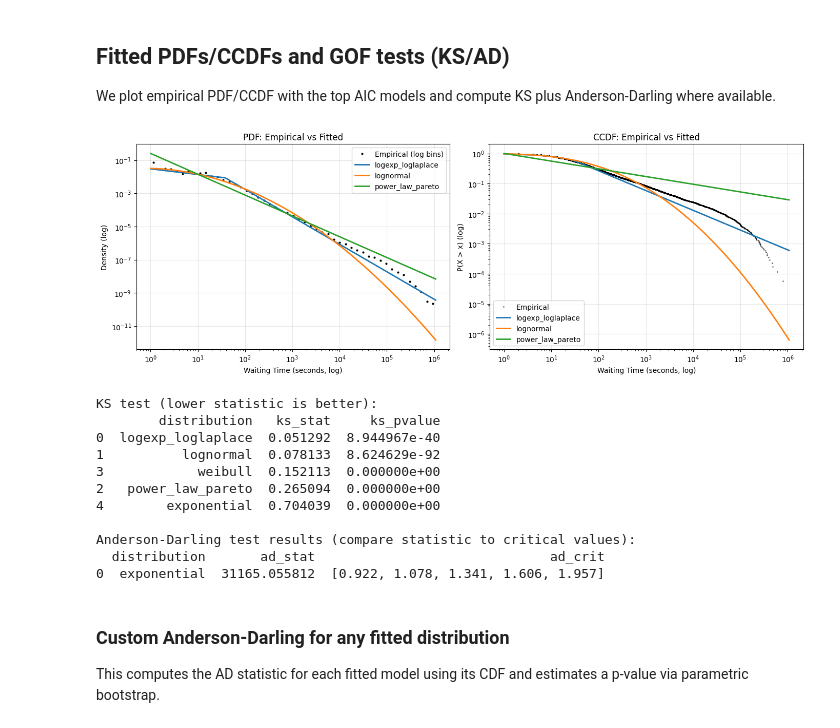
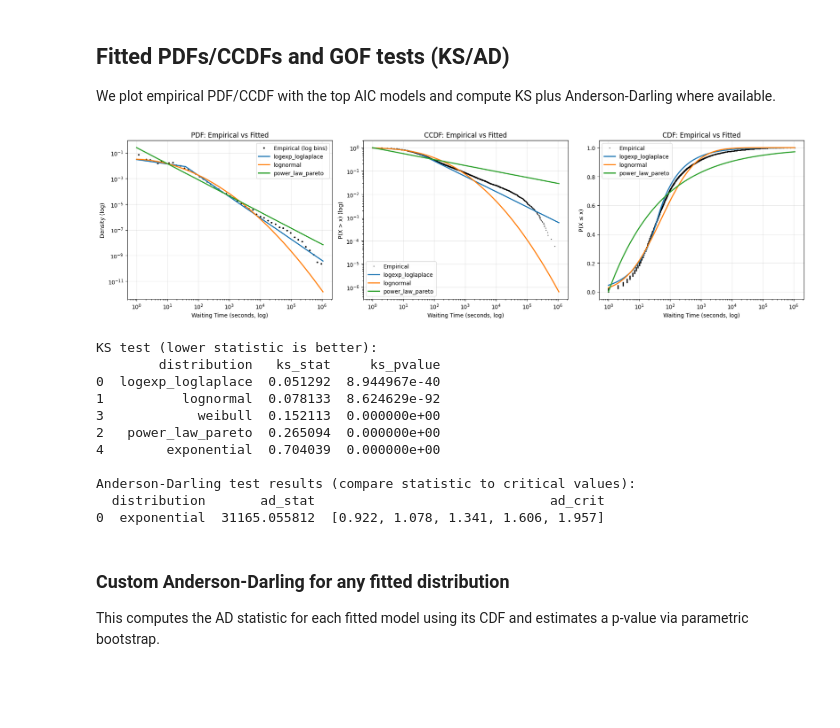
Before and after one commit to pablob2002/TFM, a Jupyter notebook: Temporal Distribution of messages/260207_temporal_dist_tot.ipynb, the cells around one changed output. Drawn from its saved outputs; the diff is of its cells as text; code cells hidden in the pictures; blank space fills up the shorter version.

```diff
--- a/Temporal Distribution of messages/260207_temporal_dist.ipynb
+++ b/Temporal Distribution of messages/260207_temporal_dist_tot.ipynb
@@ -393,8 +393,9 @@ plot_models = results.sort_values("aic").head(3)
 # Empirical CCDF
 x_sorted = np.sort(x)
 ccdf = 1 - np.arange(1, len(x_sorted) + 1) / len(x_sorted)
+empirical_cdf = np.arange(1, len(x_sorted) + 1) / len(x_sorted)
 
-fig, axes = plt.subplots(1, 2, figsize=(14, 5))
+fig, axes = plt.subplots(1, 3, figsize=(18, 5))
 
 # Empirical PDF using log-spaced bins (looks better on log-log axes)
 log_bins = np.logspace(np.log10(x.min()), np.log10(x.max()), 50)
@@ -406,16 +407,21 @@ axes[0].plot(centers[mask], hist[mask], "k.", markersize=4, label="Empirical (lo
 # Empirical CCDF
 axes[1].plot(x_sorted, ccdf, "k.", markersize=2, alpha=0.5, label="Empirical")
 
-# Overlay fitted PDFs and CCDFs
+# Empirical CDF
+axes[2].plot(x_sorted, empirical_cdf, "k.", markersize=2, alpha=0.5, label="Empirical")
+
+# Overlay fitted PDFs, CCDFs, and CDFs
 x_grid = np.logspace(np.log10(x.min()), np.log10(x.max()), 400)
 for _, row in plot_models.iterrows():
     name = row["distribution"]
     dist = name_to_dist[name]
     params = row["params"]
     pdf = dist.pdf(x_grid, *params)
-    ccdf_fit = 1 - dist.cdf(x_grid, *params)
+    cdf_fit = dist.cdf(x_grid, *params)
+    ccdf_fit = 1 - cdf_fit
     axes[0].plot(x_grid, pdf, linewidth=2, label=f"{name}")
     axes[1].plot(x_grid, ccdf_fit, linewidth=2, label=f"{name}")
+    axes[2].plot(x_grid, cdf_fit, linewidth=2, label=f"{name}")
 
 axes[0].set_xscale("log")
 axes[0].set_yscale("log")
@@ -432,6 +438,13 @@ axes[1].set_ylabel("P(X > x) (log)")
 axes[1].set_title("CCDF: Empirical vs Fitted")
 axes[1].legend()
 axes[1].grid(True, alpha=0.3)
+
+axes[2].set_xscale("log")
+axes[2].set_xlabel("Waiting Time (seconds, log)")
+axes[2].set_ylabel("P(X ≤ x)")
+axes[2].set_title("CDF: Empirical vs Fitted")
+axes[2].legend()
+axes[2].grid(True, alpha=0.3)
 
 plt.tight_layout()
 plt.show()
@@ -448,34 +461,34 @@ for _, row in results.iterrows():
     # Kolmogorov-Smirnov test against fitted CDF
     ks_stat, ks_p = stats.kstest(x, dist.cdf, args=params)
     ks_rows.append({"distribution": name, "ks_stat": ks_stat, "ks_pvalue": ks_p})
 
     # Anderson-Darling test where supported by scipy
     # Supported: "norm", "expon", "logistic", "gumbel", "gumbel_l", "gumbel_r", "extreme1", "weibull_min"
     if name == "exponential":
         try:
             ad = stats.anderson(x, dist="expon")
             ad_rows.append({"distribution": name, "ad_stat": ad.statistic, "ad_crit": ad.critical_values})
         except Exception:
             pass
     elif name == "weibull":
         try:
             ad = stats.anderson(x, dist="weibull_min")
             ad_rows.append({"distribution": name, "ad_stat": ad.statistic, "ad_crit": ad.critical_values})
         except Exception:
             pass
 
 ks_df = pd.DataFrame(ks_rows).sort_values("ks_stat")
 print("KS test (lower statistic is better):")
 print(ks_df)
 
 if ad_rows:
     ad_df = pd.DataFrame(ad_rows)
     print("\nAnderson-Darling test results (compare statistic to critical values):")
     print(ad_df)
 else:
     print("\nAD test not available for these fitted distributions in scipy.")
 # %% [output]
-[figure, old version]
+[figure, new version]
 KS test (lower statistic is better):
         distribution   ks_stat     ks_pvalue
 0  logexp_loglaplace  0.051292  8.944967e-40
```
